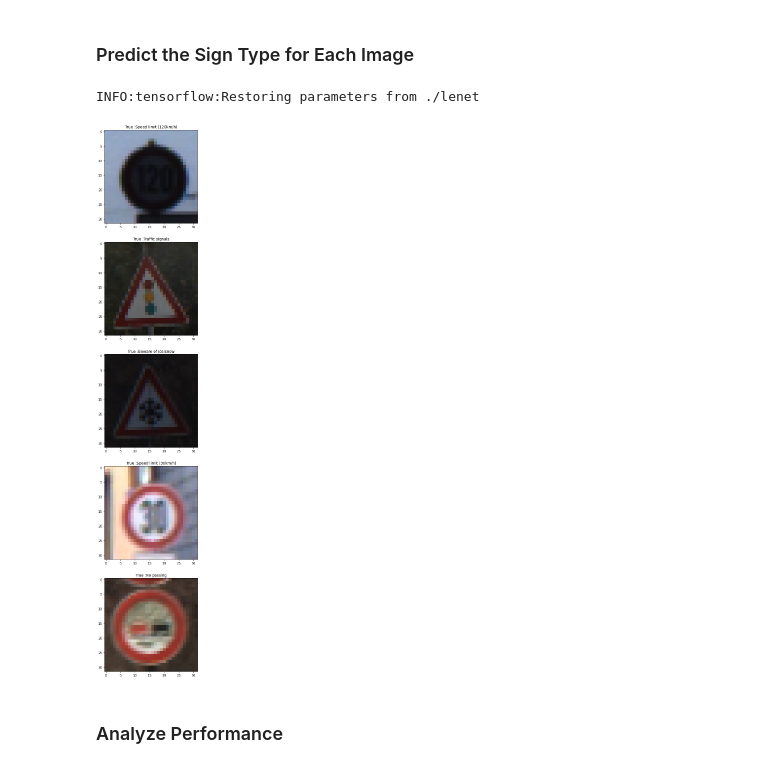
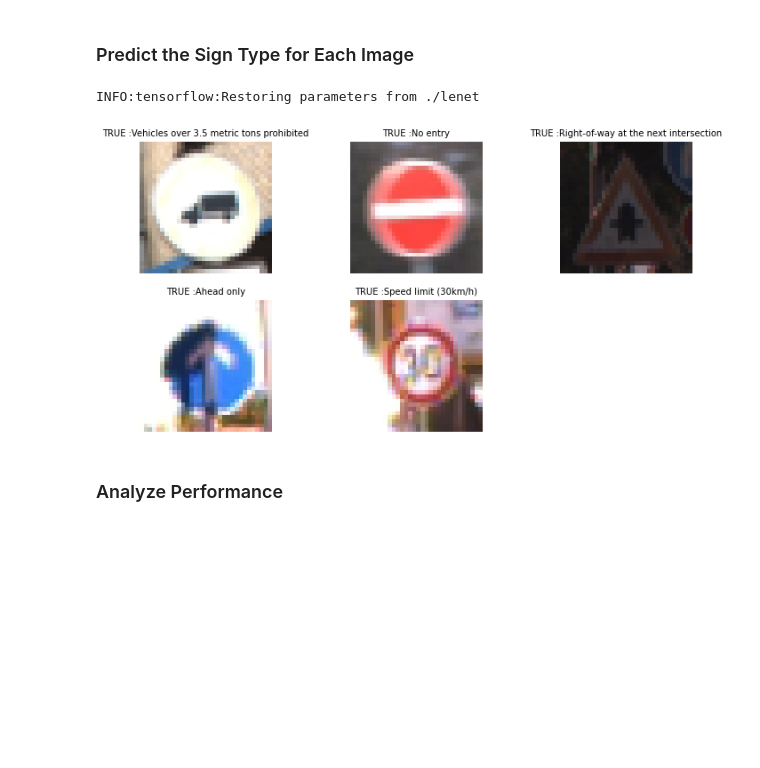
Before and after one commit to pjt9188/Udacity_SDC_Projects, a Jupyter notebook: Project3_TrafficSignClassifier/Traffic_Sign_Classifier.ipynb, the cells around one changed output. Cells and saved outputs as stored; diff of their text form; code cells hidden in the pictures; blank space fills up the shorter version.

```diff
--- a/Project3_TrafficSignClassifier/Traffic_Sign_Classifier.ipynb
+++ b/Project3_TrafficSignClassifier/Traffic_Sign_Classifier.ipynb
@@ -413,7 +398,7 @@ one_hot_y = tf.one_hot(y, n_classes)
 A validation set can be used to assess how well the model is performing. A low accuracy on the training and validation
 sets imply underfitting. A high accuracy on the training set but low accuracy on the validation set implies overfitting.
 # %%
-EPOCHS = 1000
+EPOCHS = 250
 BATCH_SIZE = 256
 rate = 0.001
 # %%
@@ -484,3 +465,12 @@ if COLAB == True:
         else:
             saver.save(sess, drive_path + 'lenet')
         print("Model saved")
+# %%
+with tf.Session() as sess:
+    # Load the weights and bias - ERROR
+    if COLAB == False:
+        saver.restore(sess, './lenet')
+    else:
+        saver.restore(sess, drive_path + 'lenet')
+    test_accuracy = evaluate(X_train_norm, y_train, 0)
+    print("Test Accuracy = {:.3f}".format(test_accuracy))
@@ -486,0 +480,9 @@ if COLAB == True:
+# %%
+with tf.Session() as sess:
+    # Load the weights and bias - ERROR
+    if COLAB == False:
+        saver.restore(sess, './lenet')
+    else:
+        saver.restore(sess, drive_path + 'lenet')
+    test_accuracy = evaluate(X_valid_norm, y_valid, 0)
+    print("Test Accuracy = {:.3f}".format(test_accuracy))
@@ -552,27 +546,33 @@ test_img_norm = preprocessData(test_img)
 # %%
 ### Run the predictions here and use the model to output the prediction for each image.
 ### Make sure to pre-process the images with the same pre-processing pipeline used earlier.
 ### Feel free to use as many code cells as needed.
+new_test_images_norm = preprocessData(new_test_images)
+
 with tf.Session() as sess:
     # Load the weights and bias - ERROR
     if COLAB == False:
         saver.restore(sess, './lenet')
     else:
         saver.restore(sess, drive_path + 'lenet')
-    logits_result = sess.run(logits, feed_dict = {x: test_img_norm, y: test_label, dropout_rate: 0})
-    test_predict = sess.run(tf.argmax(logits_result, 1))
+    logits_result = sess.run(logits, feed_dict = {x: new_test_images_norm, y: new_test_labels, dropout_rate: 0})
+    new_test_predict = sess.run(tf.argmax(logits_result, 1))
 
-fig, axes = plt.subplots(5, 1, figsize = (32, 32))
-for i in range(5):
-    axes[i].imshow(test_img[i])
-    if test_label[i] == test_predict[i]:
-        axes[i].set_title('True :' + getSignName(test_label[i]))
+fig, axes = plt.subplots(2, 3, figsize = (12, 6))
+for i, ax in enumerate(axes.ravel()):
+    if i < 5:
+        ax.imshow(new_test_images[i])
+        if new_test_labels[i] == new_test_predict[i]:
+            ax.set_title('TRUE :' + getSignName(new_test_labels[i]), fontsize = 10)
+        else:
+            ax.set_title('FALSE :' + getSignName(new_test_labels[i]), fontsize = 10)
+        ax.set_axis_off()
     else:
-        axes[i].set_title('False :' + getSignName(test_label[i]))
+        ax.axis('off')
 plt.show()
 # %% [output]
 INFO:tensorflow:Restoring parameters from ./lenet
-[figure, old version]
+[figure, new version]
 # %% [markdown]
 ### Analyze Performance
 # %%
```
Also changed, not shown: parts of 16 cells of this notebook, 3 other files.
